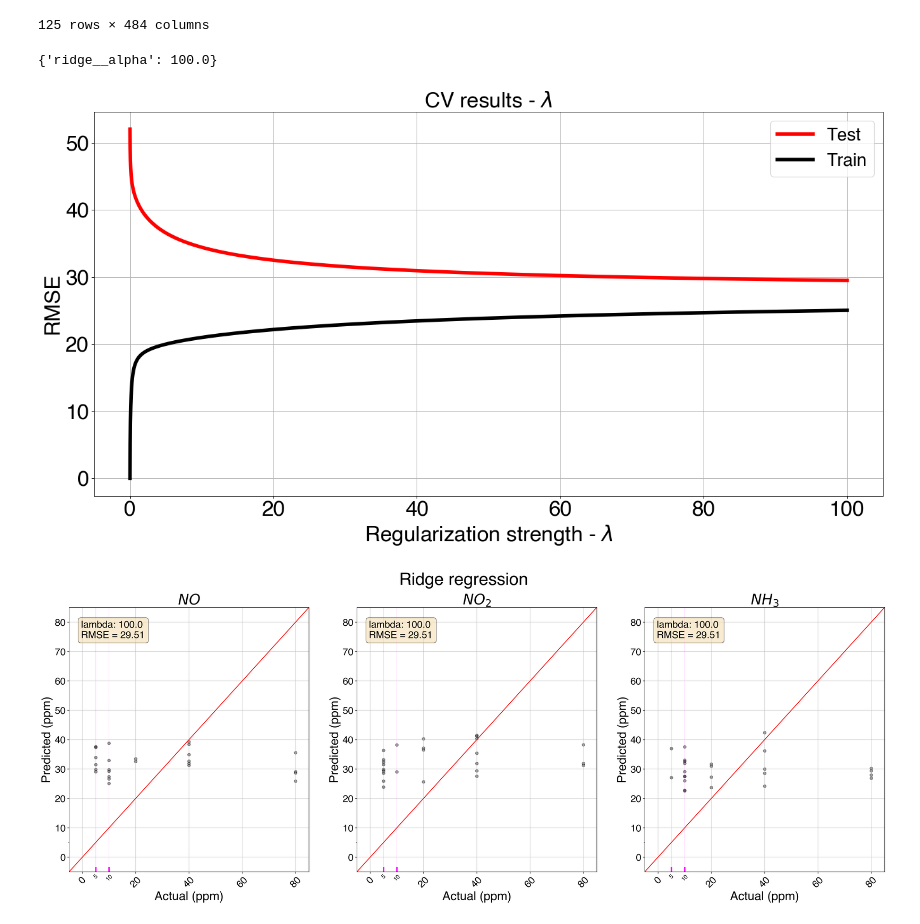
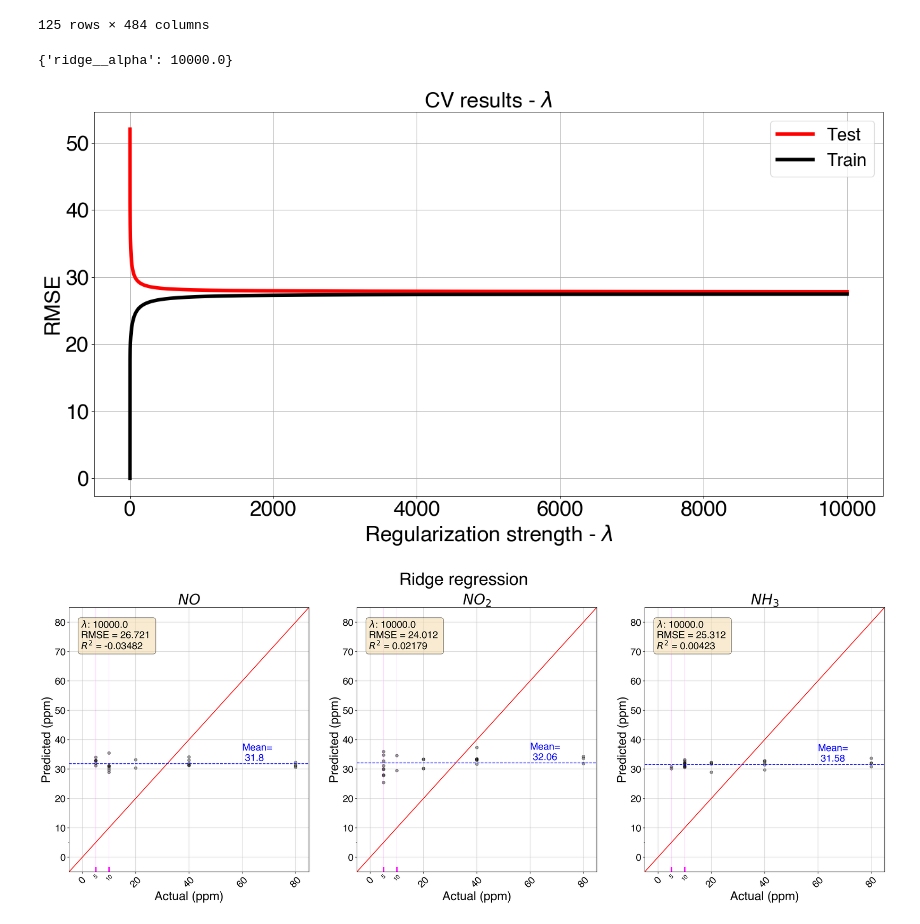
Before and after one commit to cosmourao/thesis, a Jupyter notebook: code/real/ridge-AVG-ONLY.ipynb, the cells around one changed output. Drawn from its saved outputs; the diff is of its cells as text; code cells hidden in the pictures.

```diff
--- a/code/real/ridge-AVG-ONLY.ipynb
+++ b/code/real/ridge-AVG-ONLY.ipynb
@@ -61,7 +64,7 @@ steps = [
          ('ridge', Ridge())
         ]
 n_alphas = 1000
-alphas = np.logspace(-10, 2, n_alphas)
+alphas = np.logspace(-10, 4, n_alphas)
 
 params = [{'ridge__alpha': alphas}]
 
@@ -79,7 +82,7 @@ best_score = grid_search.best_score_
 # %%
 best_params
 # %% [output]
-{'ridge__alpha': 100.0}
+{'ridge__alpha': 10000.0}
 # %%
 test_scores = -grid_search.cv_results_['mean_test_score']
 train_scores = -grid_search.cv_results_['mean_train_score']
@@ -96,16 +99,19 @@ plt.legend(loc='best', fontsize = 25)
 #plt.savefig('../../figures/ridge-cv-exposures.png')
 plt.show()
 # %% [output]
-[figure, old version]
+[figure, new version]
 # %%
 # Predicting on unseen validation data
 Y_pred = grid_search.best_estimator_.predict(X_val)
 
 
 # Plotting actual vs. predicted
 #Information to display
-info = f"lambda: {best_params['ridge__alpha']} \nRMSE = {round((best_score * -1), 2)}"
+RMSEs = np.round(mean_squared_error(Y_val, Y_pred, squared=False, multioutput = 'raw_values'), 3)
+Rsquares = np.round(r2_score(Y_val, Y_pred, multioutput = 'raw_values'), 5)
+
+info = [f"$\lambda$: {best_params['ridge__alpha']} \nRMSE = {RMSEs[i]} \n$R^2$ = {Rsquares[i]}" for i in range(3)]
 plot_actual_vs_pred(Y_val, Y_pred, 'Ridge regression', info)
 # %% [output]
-[figure, old version]
+[figure, new version]
 # %%
```
Also changed, not shown: parts of 3 cells of this notebook, 9 other files.
